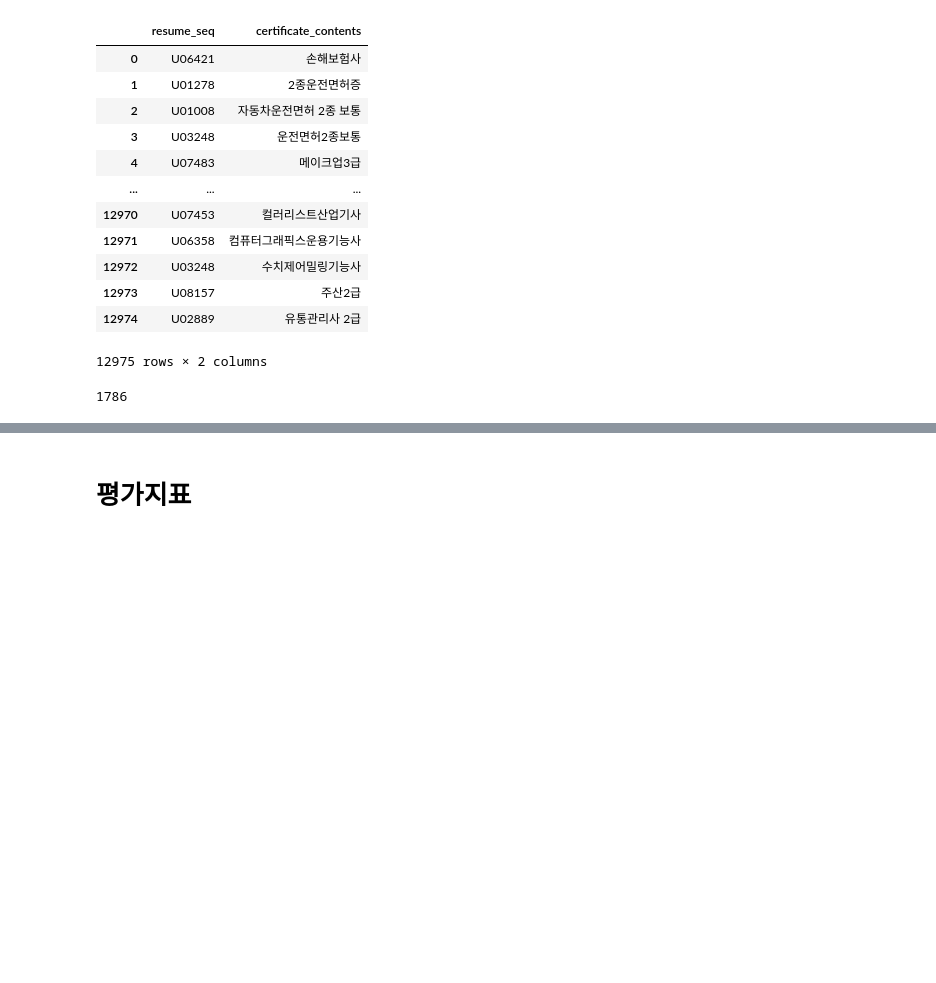
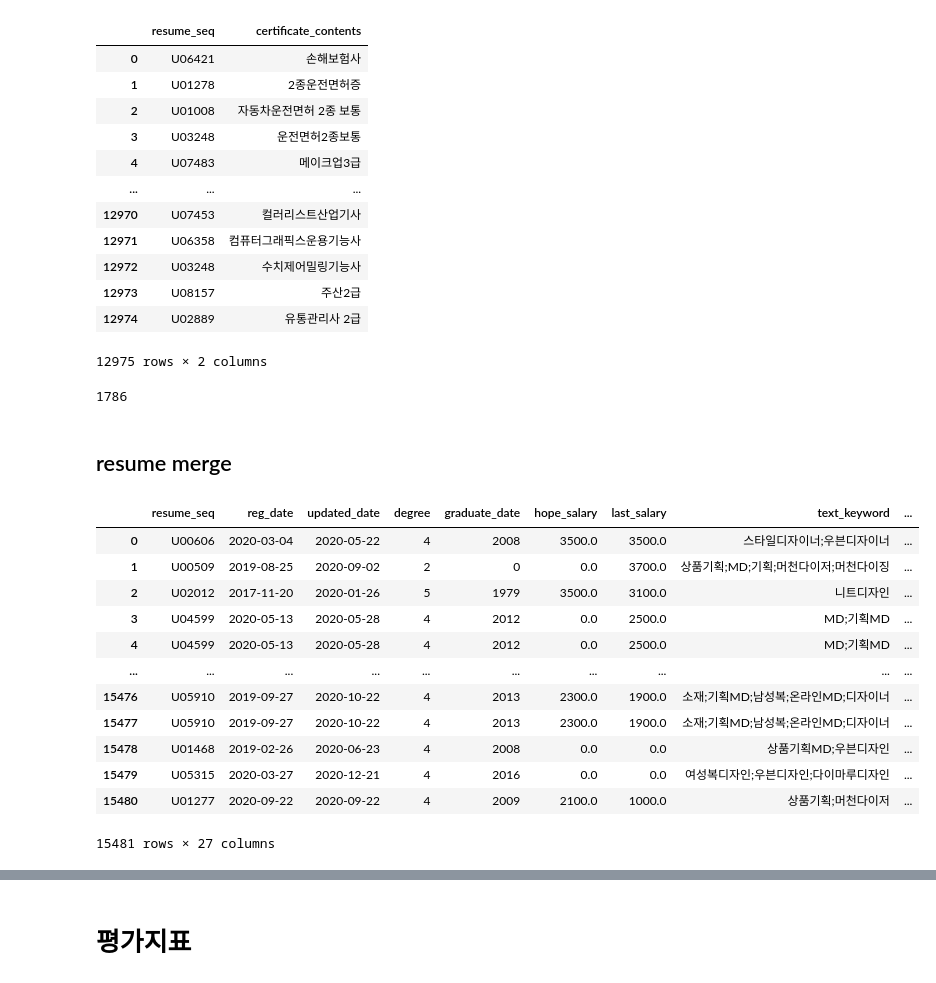
Before and after one commit to ddochhi/dacon_1, a Jupyter notebook: first.ipynb, the cells around one changed output, grey strips where cells are left out. Drawn from its saved outputs; the diff is of its cells as text; code cells hidden in the pictures; blank space fills up the shorter version.

```diff
--- a/first.ipynb
+++ b/first.ipynb
@@ -159,3 +159,23 @@ resume_certificate
 resume_certificate['certificate_contents'].nunique()
 # %% [output]
 1786
+# %% [markdown]
+## resume merge
+# %%
+resume_merge = pd.merge(resume, resume_education, on='resume_seq', how='outer')
+resume_df = pd.merge(resume_merge, resume_certificate, on='resume_seq', how='outer')
+resume_df
+# %% [output]
+|  | resume_seq | reg_date | updated_date | degree | graduate_date | hope_salary | last_salary | text_keyword | ... |
+| 0 | U00606 | 2020-03-04 | 2020-05-22 | 4 | 2008 | 3500.0 | 3500.0 | 스타일디자이너;우븐디자이너 | ... |
+| 1 | U00509 | 2019-08-25 | 2020-09-02 | 2 | 0 | 0.0 | 3700.0 | 상품기획;MD;기획;머천다이저;머천다이징 | ... |
+| 2 | U02012 | 2017-11-20 | 2020-01-26 | 5 | 1979 | 3500.0 | 3100.0 | 니트디자인 | ... |
+| 3 | U04599 | 2020-05-13 | 2020-05-28 | 4 | 2012 | 0.0 | 2500.0 | MD;기획MD | ... |
+| 4 | U04599 | 2020-05-13 | 2020-05-28 | 4 | 2012 | 0.0 | 2500.0 | MD;기획MD | ... |
+| ... | ... | ... | ... | ... | ... | ... | ... | ... | ... |
+| 15476 | U05910 | 2019-09-27 | 2020-10-22 | 4 | 2013 | 2300.0 | 1900.0 | 소재;기획MD;남성복;온라인MD;디자이너 | ... |
+| 15477 | U05910 | 2019-09-27 | 2020-10-22 | 4 | 2013 | 2300.0 | 1900.0 | 소재;기획MD;남성복;온라인MD;디자이너 | ... |
+| 15478 | U01468 | 2019-02-26 | 2020-06-23 | 4 | 2008 | 0.0 | 0.0 | 상품기획MD;우븐디자인 | ... |
+| 15479 | U05315 | 2020-03-27 | 2020-12-21 | 4 | 2016 | 0.0 | 0.0 | 여성복디자인;우븐디자인;다이마루디자인 | ... |
+| 15480 | U01277 | 2020-09-22 | 2020-09-22 | 4 | 2009 | 2100.0 | 1000.0 | 상품기획;머천다이저 | ... |
+15481 rows × 27 columns
```
Also changed, not shown: parts of 1 cell of this notebook, 1 other file.
